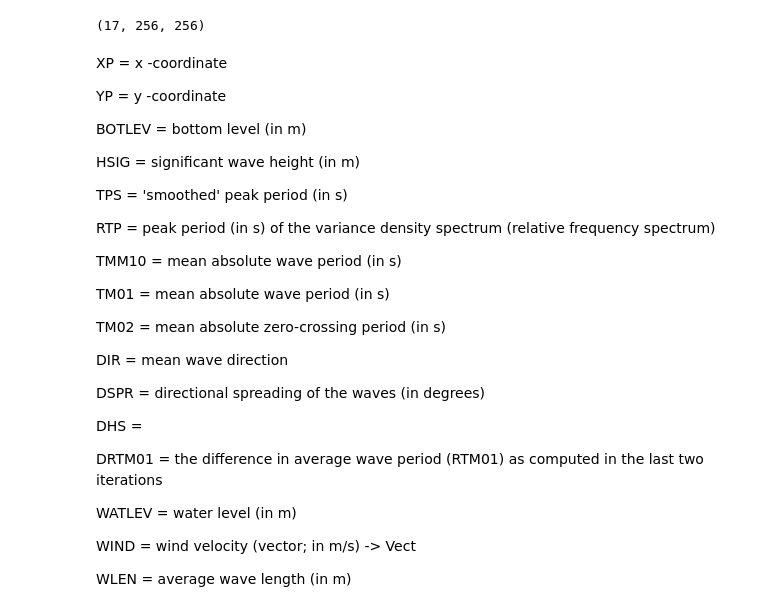
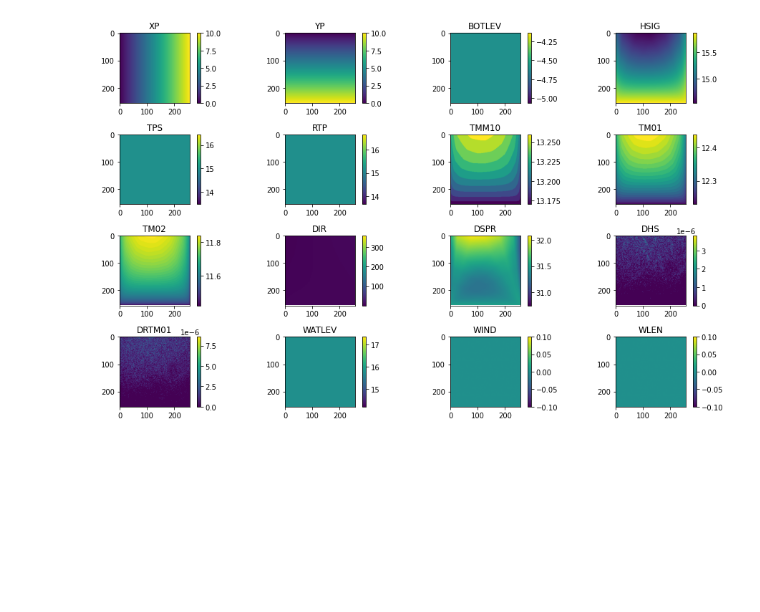
Before and after one commit to openearth/undeepwaves, a Jupyter notebook: notebooks/read-swan-data.ipynb, the cells around one changed output. Drawn from its saved outputs; the diff is of its cells as text; code cells hidden in the pictures; blank space fills up the shorter version.

```diff
--- a/notebooks/read-swan-data.ipynb
+++ b/notebooks/read-swan-data.ipynb
@@ -6,11 +10,21 @@ import pandas as pd
 # %%
-data = '/Users/gils_aa/git/undeepwaves/data/01_sims/U01D000Lp100Tz0e+00a/results/U01D000Lp100Tz0e+00a.nc'
+data_dir = pathlib.Path('~/data/undeepwaves')
+output_path = data_dir / 'U01D000Lp100Tz0e+00a' / 'results' / 'U01D000Lp100Tz0e+00a.nc'
+output_path = data_dir / 'U20D006Lp1577Tz1672d' / 'results' / 'U20D006Lp1577Tz1672d.nc'
 
+# format is matlab txt files. Not easy to read
 
-result = pd.read_csv(data, delim_whitespace=True, header=None)
+# read data (will have nans in missing spots)
+result = pd.read_csv(output_path, delim_whitespace=True, header=None)
 
+# to vector
 result = result.values.flatten()
+
+# remove nans
 result = result[~np.isnan(result)]
+
+# reshape back
+result = np.reshape(result, (-1, 256, 256))
 # %%
 result.shape
 # %% [output]
@@ -17,0 +32,3 @@ result.shape
+# %%
+variables = pd.read_json('variables.json', typ='series')
+variables
@@ -18,38 +53,9 @@ result.shape
 # %%
-result = np.reshape(result, (-1, 256, 256))
+fig, axes = plt.subplots(nrows=4, ncols=4, figsize=(13, 8))
+for ax, var, arr in zip(axes.flat, variables.index, result):
+    im = ax.imshow(arr)
+    ax.set_title(var)
+    plt.colorbar(im, ax=ax)
+fig.tight_layout()
+# %% [output]
+[figure, added]
-# %%
-result.shape
-# %% [output]
-(17, 256, 256)
-# %% [markdown]
-XP = x -coordinate
-
-YP = y -coordinate
-
-BOTLEV = bottom level (in m)
-
-HSIG = significant wave height (in m)
-
-TPS = 'smoothed' peak period (in s)
-
-RTP = peak period (in s) of the variance density spectrum (relative frequency spectrum)
-
-TMM10 = mean absolute wave period (in s)
-
-TM01 = mean absolute wave period (in s)
-
-TM02 = mean absolute zero-crossing period (in s)
-
-DIR = mean wave direction
-
-DSPR = directional spreading of the waves (in degrees)
-
-DHS =
-
-DRTM01 = the difference in average wave period (RTM01) as computed in the last two iterations
-
-WATLEV = water level (in m)
-
-WIND = wind velocity (vector; in m/s) -> Vect
-
-WLEN = average wave length (in m)
```
Also changed, not shown: parts of 4 cells of this notebook, 2 other files.
